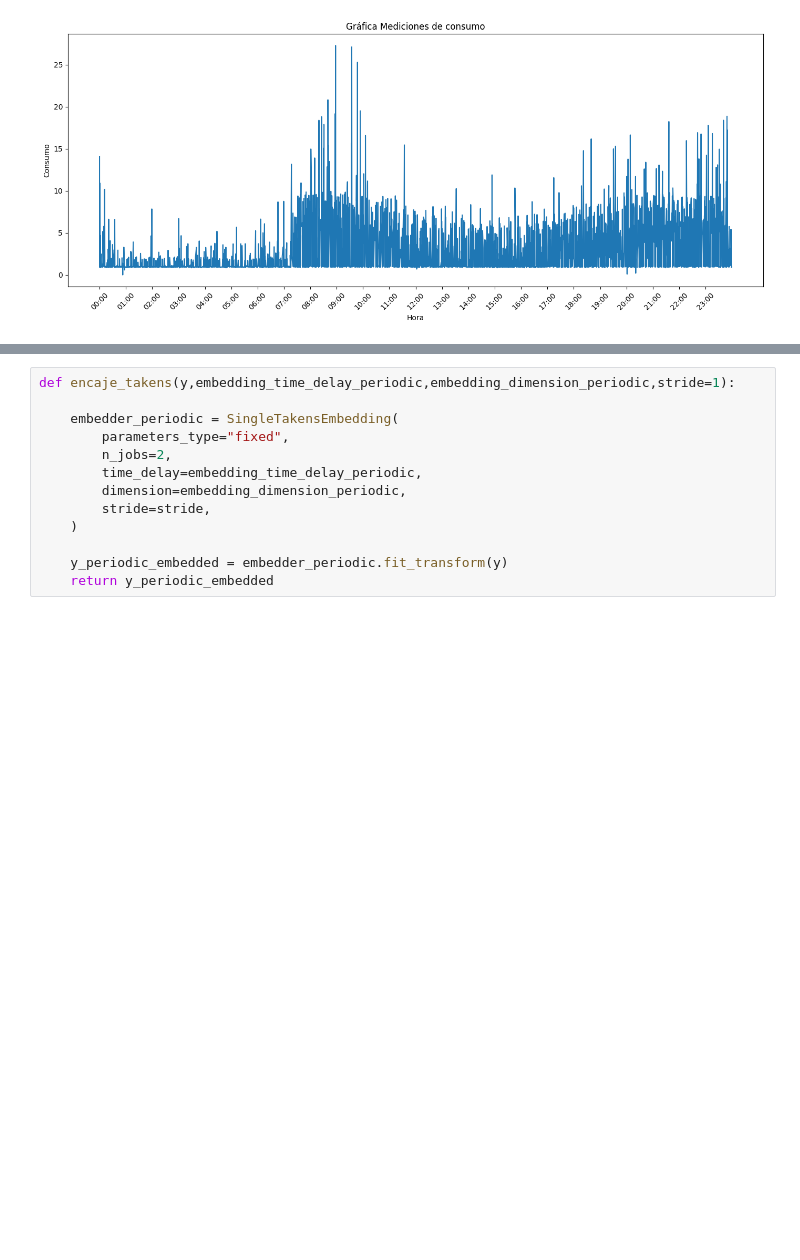
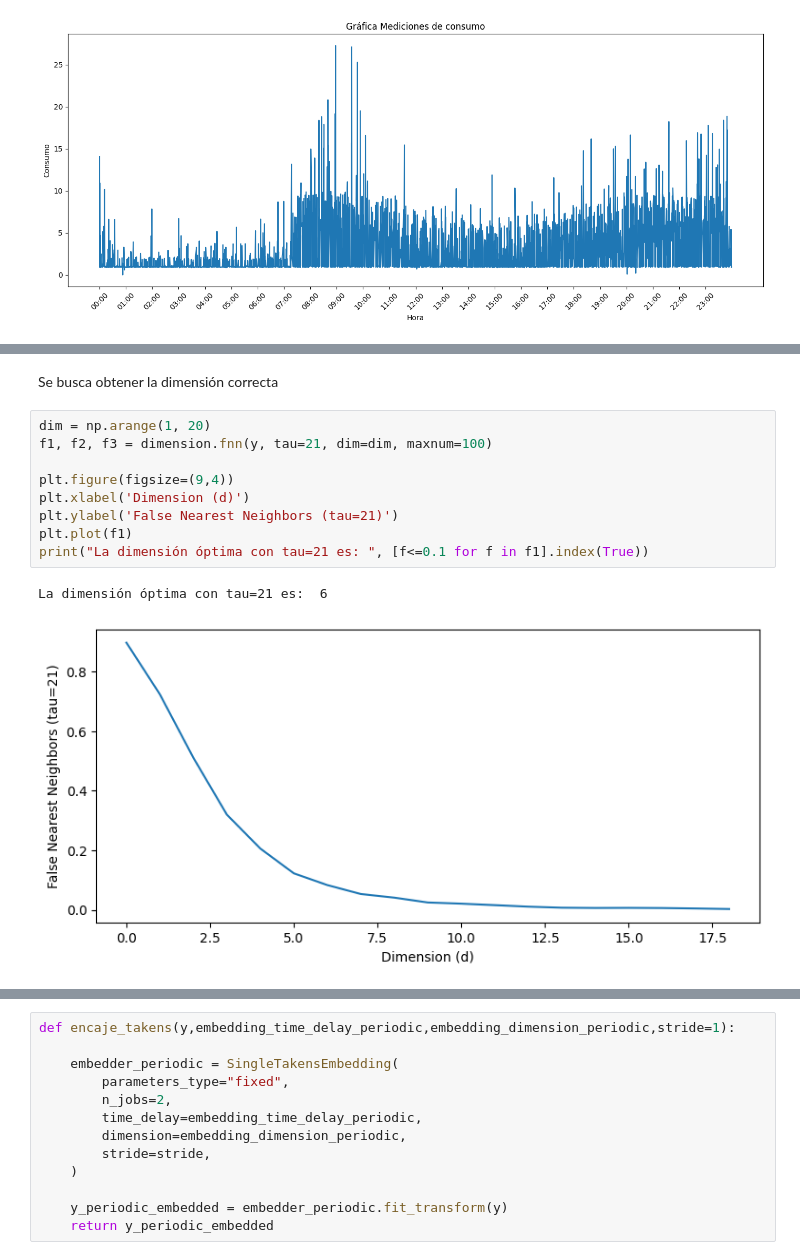
Before and after one commit to AndresOrantes/Examen-Pr-ctico-Consumo-de-Electricidad, a Jupyter notebook: NotebookExamenPractico.ipynb, the cells around one changed output, grey strips where cells are left out. Drawn from its saved outputs; the diff is of its cells as text; blank space fills up the shorter version.

```diff
--- a/NotebookExamenPractico.ipynb
+++ b/NotebookExamenPractico.ipynb
@@ -65,0 +153,14 @@ hora,y=(todo["Tiempo"],todo["Consumption"])#Ponemos nombres de variables a los d
+# %% [markdown]
+Se busca obtener la dimensión correcta
+# %%
+dim = np.arange(1, 20)
+f1, f2, f3 = dimension.fnn(y, tau=21, dim=dim, maxnum=100)
+
+plt.figure(figsize=(9,4))
+plt.xlabel('Dimension (d)')
+plt.ylabel('False Nearest Neighbors (tau=21)')
+plt.plot(f1)
+print("La dimensión óptima con tau=21 es: ", [f<=0.1 for f in f1].index(True))
+# %% [output]
+La dimensión óptima con tau=21 es:  6
+[figure, added]
```
Also changed, not shown: parts of 53 cells of this notebook.
